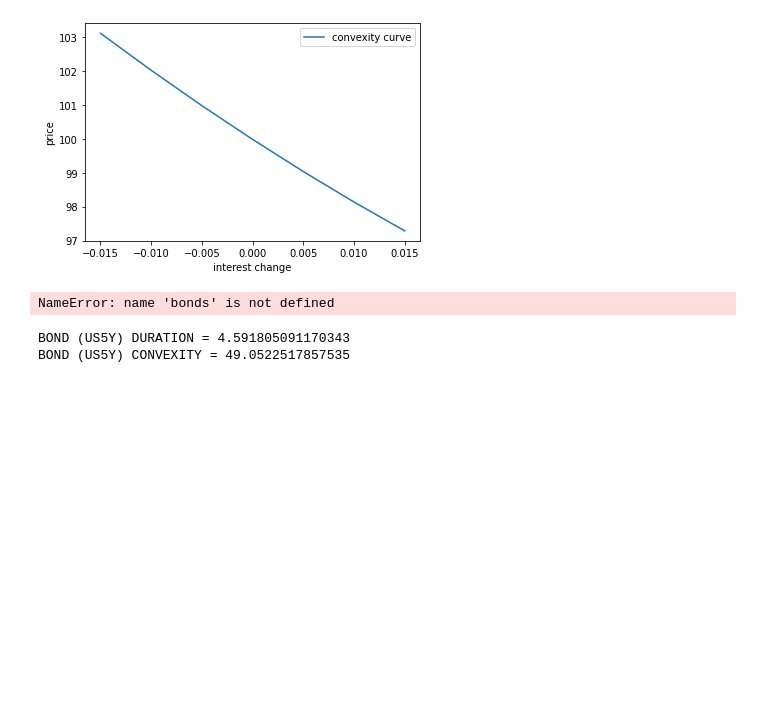
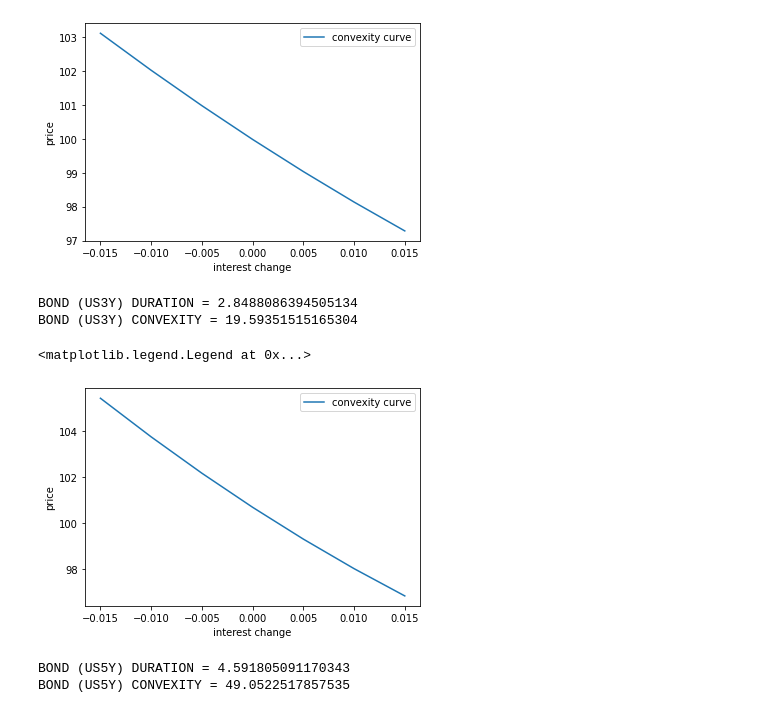
Before and after one commit to mxmws/datafin, a Jupyter notebook: Final_assigment.ipynb, the cells around one changed output. Saved outputs shown, nothing was run; the diff lists cells and outputs as text; code cells hidden in the pictures; blank space fills up the shorter version.

```diff
--- a/Final_assigment.ipynb
+++ b/Final_assigment.ipynb
@@ -715,32 +713,29 @@ BOND (US2Y) CONVEXITY = 9.613539354385738
 # %%
 #US3Y
 face_value = 100
 
-yields = list(bonds.iloc[:,1])[-(4+16):] #take only last 4 +16 from dec (set date)
-yields.reverse()
-
-settle_yields.append(yields[0])
-
-#set day yield
-results = Duration(yields[0], coupons[1], 2, face_value, "15-12-2022", "15-12-2025", 0)
+results = Duration(YTM[0], coupons[1], 2, face_value, "15-12-2022", "15-12-2025", 0)
 duration = results[0]
 convexity = results[2]
 print("BOND (US3Y) DURATION = " + str(duration))
 print("BOND (US3Y) CONVEXITY = " + str(convexity))
 
 #print how price will change with some intresets rates changes
 
 interest_rate_shift = [-0.015, -0.01, -0.005, 0, 0.005, 0.01, 0.015]
 l= []
 for i in interest_rate_shift:
-    l.append(Duration(yields[0], coupons[1], 2, face_value,  "15-12-2022", "15-12-2025", i)[5])
+    l.append(Duration(YTM[0], coupons[1], 2, face_value,  "15-12-2022", "15-12-2025", i)[5])
 plt.plot(interest_rate_shift, l, label="convexity curve")
 
 plt.xlabel("interest change")
 plt.ylabel('price')
 plt.legend()
 # %% [output]
-NameError: name 'bonds' is not defined
+BOND (US3Y) DURATION = 2.8488086394505134
+BOND (US3Y) CONVEXITY = 19.59351515165304
+<matplotlib.legend.Legend at 0x...>
+[figure, added]
 # %%
 #US5Y
 face_value = 100
```
Also changed, not shown: parts of 20 cells of this notebook.
